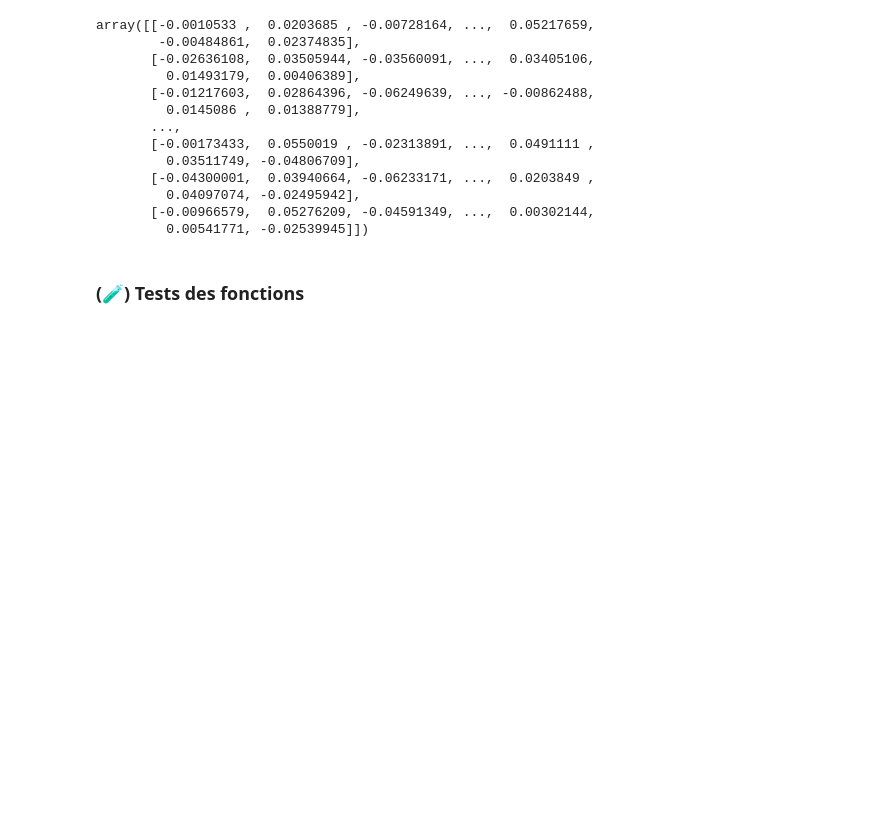
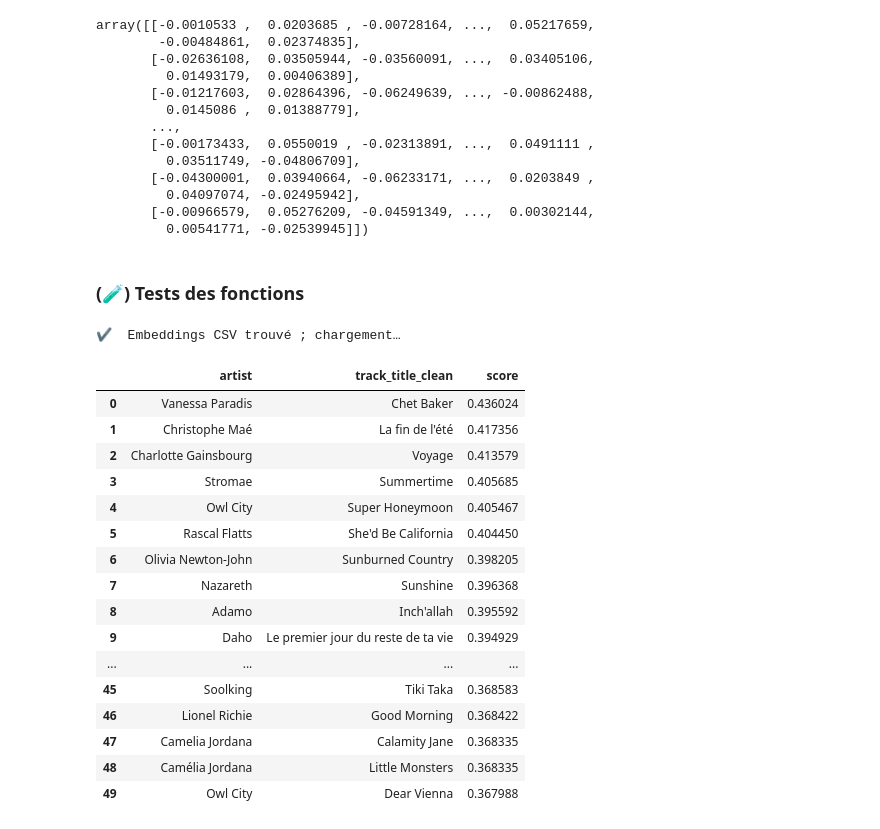
Before and after one commit to vicctoirec/wagon-bootcamp-project, a Jupyter notebook: notebooks/notebook_Laureen.ipynb, the cells around one changed output. Saved outputs shown, nothing was run; the diff lists cells and outputs as text; code cells hidden in the pictures; blank space fills up the shorter version.

```diff
--- a/notebooks/notebook_Laureen.ipynb
+++ b/notebooks/notebook_Laureen.ipynb
@@ -308,3 +308,26 @@ array([[-0.0010533 ,  0.0203685 , -0.00728164, ...,  0.05217659,
 # %%
 from zeroshots_function.lyrics_matching import get_top_k
 from zeroshots_function.zeroshot_pipeline import compute_scores
+# %%
+user_input = "J'adore le soleil et l'italie, je suis heureuse"
+
+get_top_k(user_input)
+# %% [output]
+✔️  Embeddings CSV trouvé ; chargement…
+|  | artist | track_title_clean | score |
+| 0 | Vanessa Paradis | Chet Baker | 0.436024 |
+| 1 | Christophe Maé | La fin de l'été | 0.417356 |
+| 2 | Charlotte Gainsbourg | Voyage | 0.413579 |
+| 3 | Stromae | Summertime | 0.405685 |
+| 4 | Owl City | Super Honeymoon | 0.405467 |
+| 5 | Rascal Flatts | She'd Be California | 0.404450 |
+| 6 | Olivia Newton-John | Sunburned Country | 0.398205 |
+| 7 | Nazareth | Sunshine | 0.396368 |
+| 8 | Adamo | Inch'allah | 0.395592 |
+| 9 | Daho | Le premier jour du reste de ta vie | 0.394929 |
+| ... | ... | ... | ... |
+| 45 | Soolking | Tiki Taka | 0.368583 |
+| 46 | Lionel Richie | Good Morning | 0.368422 |
+| 47 | Camelia Jordana | Calamity Jane | 0.368335 |
+| 48 | Camélia Jordana | Little Monsters | 0.368335 |
+| 49 | Owl City | Dear Vienna | 0.367988 |
```
Also changed, not shown: parts of 5 cells of this notebook, 1 other file.
